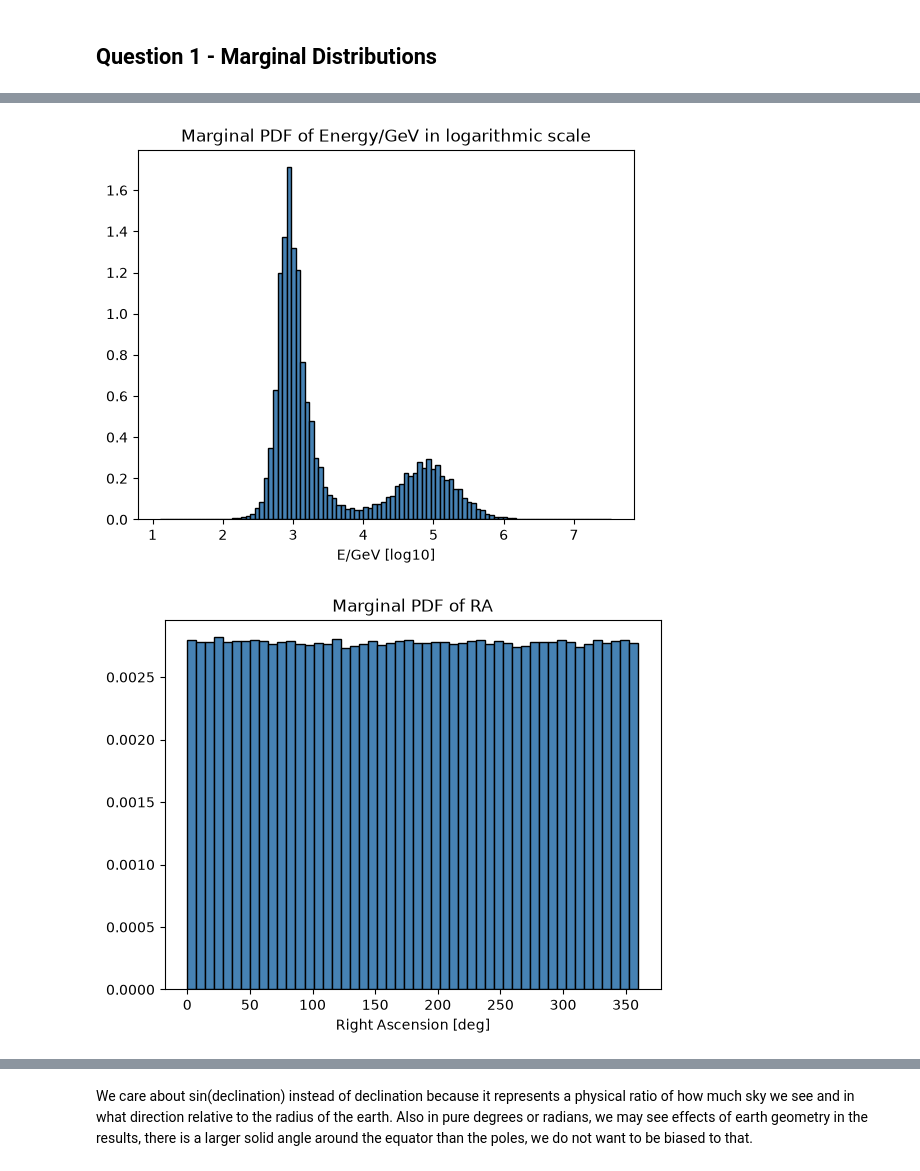
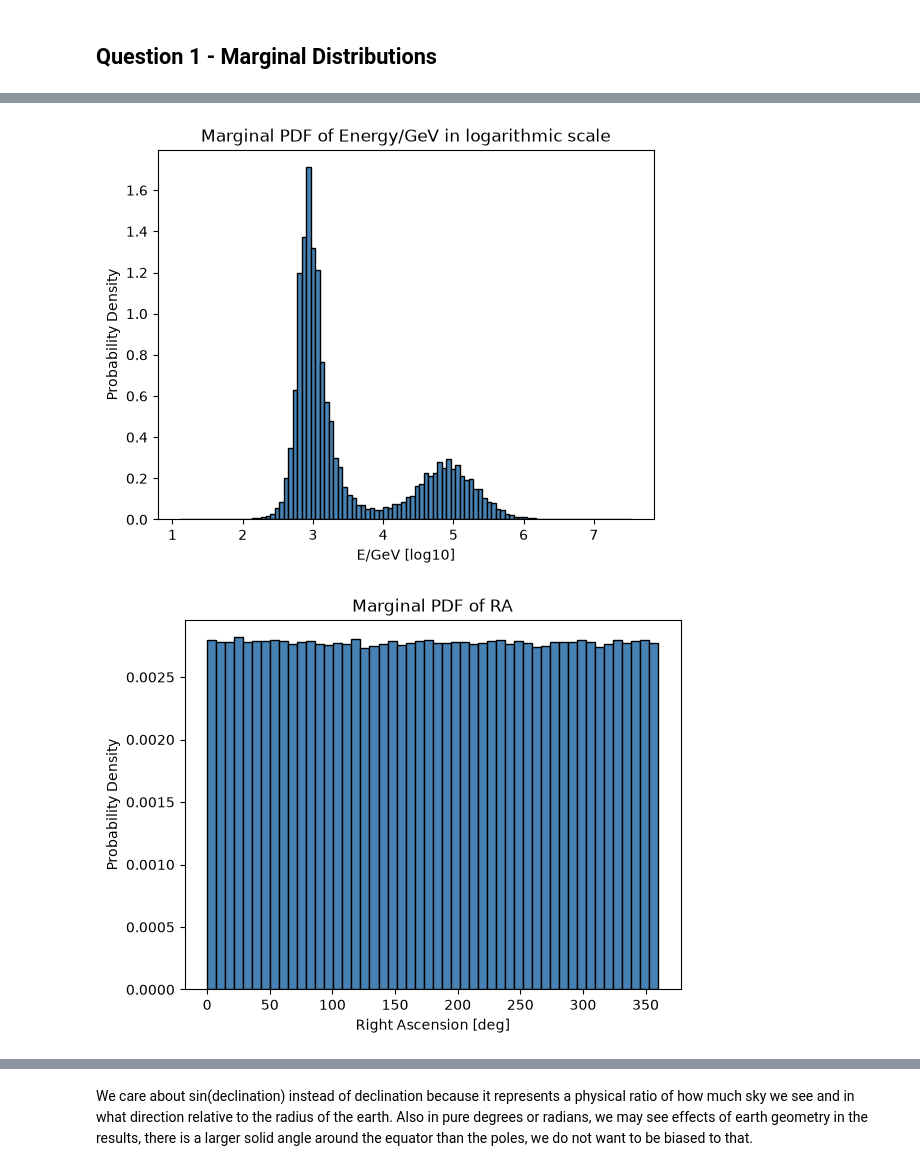
Before and after one commit to vigneshK0404/Data_Science_Projects, a Jupyter notebook: Project_1_Karthikeyan.ipynb, the cells around one changed output, grey strips where cells are left out. Cells and saved outputs as stored; diff of their text form; code cells hidden in the pictures.

```diff
--- a/Project_1_Karthikeyan.ipynb
+++ b/Project_1_Karthikeyan.ipynb
@@ -34,17 +43,19 @@ plt.show()
 # %%
 plt.hist(df["log10(E/GeV)"], bins=100, density=True,color="steelblue",edgecolor = "black")
 plt.xlabel("E/GeV [log10]")
+plt.ylabel("Probability Density")
 plt.title("Marginal PDF of Energy/GeV in logarithmic scale")
 plt.show()
 # %% [output]
-[figure, old version]
+[figure, new version]
 # %%
 plt.hist(df["RA[deg]"], bins=50,density=True,color="steelblue",edgecolor = "black")
 plt.xlabel("Right Ascension [deg]")
+plt.ylabel("Probability Density")
 plt.title("Marginal PDF of RA")
 plt.show()
 # %% [output]
-[figure, old version]
+[figure, new version]
 # %%
 plt.hist(np.sin(df["Dec[deg]"]*np.pi/180), bins=100, density=True,color="steelblue",edgecolor = "black")
 plt.xlabel("Declination")
```
Also changed, not shown: parts of 15 cells of this notebook.
